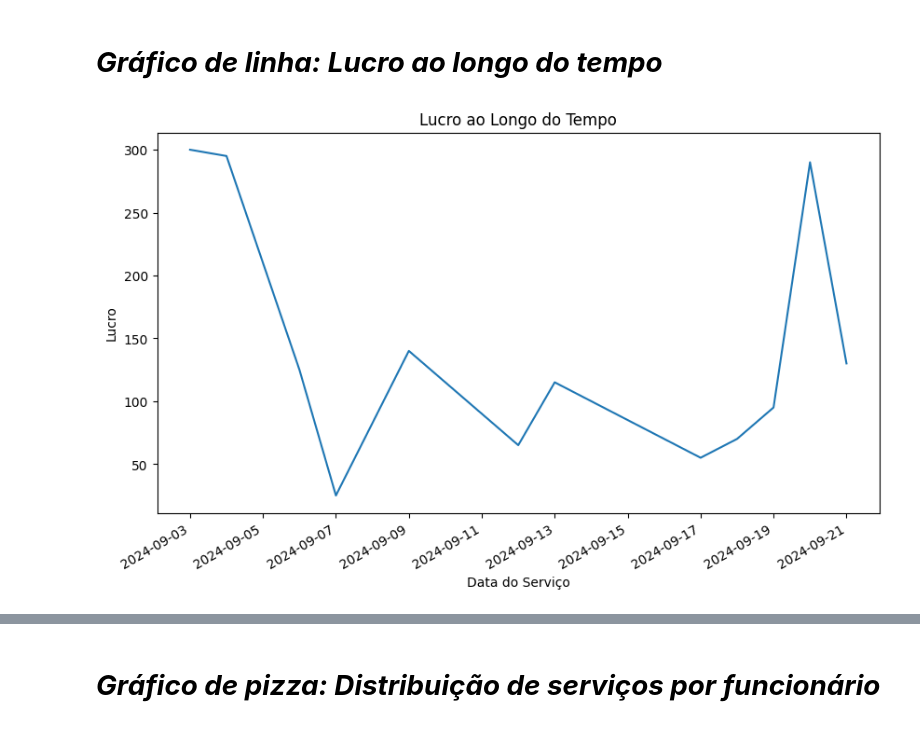
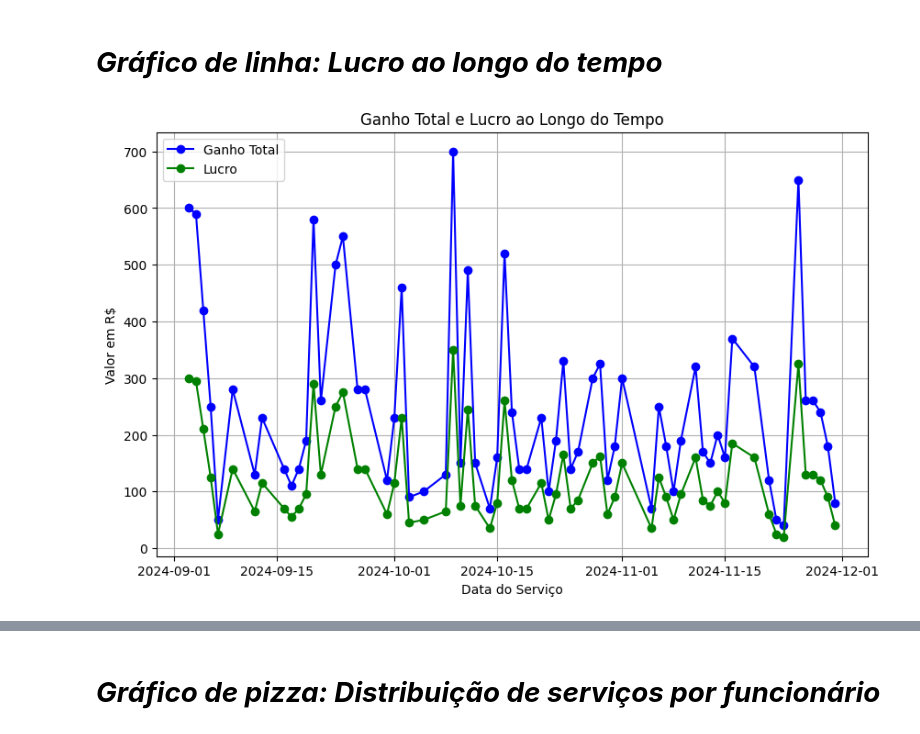
Before and after one commit to Paulovinicius212/ANALISES_REAIS_EXCEL, a Jupyter notebook: ANALISE_REAL_EXCEL_VINIX.ipynb, the cells around one changed output, grey strips where cells are left out. Cells and saved outputs as stored; diff of their text form; code cells hidden in the pictures.

```diff
--- a/ANALISE_REAL_EXCEL_VINIX.ipynb
+++ b/ANALISE_REAL_EXCEL_VINIX.ipynb
@@ -221,13 +435,37 @@ Index(['ID', 'Marca_Veículos', 'Placa_Veículos', 'Cliente',
 # %% [markdown]
 # ***Gráfico de linha: Lucro ao longo do tempo***
-# %%
-# Certifique-se de que a coluna Data_Serviço está no formato datetime
-df_servicos['Data_Serviço'] = pd.to_datetime(df_servicos['Data_Serviço'])
-
-df_servicos.groupby('Data_Serviço')['Meu_Lucro'].sum().plot(kind='line', figsize=(10,6))
-plt.title('Lucro ao Longo do Tempo')
-plt.xlabel('Data do Serviço')
-plt.ylabel('Lucro')
-plt.show()
-# %% [output]
-[figure, removed]
+# %%
+import pandas as pd
+import matplotlib.pyplot as plt
+
+# Carregar o arquivo Excel diretamente do caminho fornecido
+arquivo_excel = '/content/VINIX_FINANÇAS (1).xlsx'
+
+# Ler a planilha desejada dentro do arquivo Excel
+df_servicos = pd.read_excel(arquivo_excel, sheet_name='Serviços')  # Substitua pelo nome da aba correta
+
+# Certificar-se de que a coluna Data_Serviço está no formato datetime
+df_servicos['Data_Serviço'] = pd.to_datetime(df_servicos['Data_Serviço'], errors='coerce')
+
+# Converter as colunas 'Preço_Serviço' e 'Meu_Lucro' para valores numéricos
+df_servicos['Preço_Serviço'] = pd.to_numeric(df_servicos['Preço_Serviço'], errors='coerce')
+df_servicos['Meu_Lucro'] = pd.to_numeric(df_servicos['Meu_Lucro'], errors='coerce')
+
+# Remover linhas com dados inválidos (NaT ou NaN)
+df_servicos = df_servicos.dropna(subset=['Data_Serviço', 'Preço_Serviço', 'Meu_Lucro'])
+
+# Agrupar os dados por Data_Serviço para calcular os totais de ganhos e lucros por dia
+ganhos_e_lucro = df_servicos.groupby('Data_Serviço').agg({'Preço_Serviço': 'sum', 'Meu_Lucro': 'sum'})
+
+# Plotar o gráfico de ganhos e lucros ao longo do tempo
+plt.figure(figsize=(10, 6))
+plt.plot(ganhos_e_lucro.index, ganhos_e_lucro['Preço_Serviço'], label='Ganho Total', color='blue', marker='o')
+plt.plot(ganhos_e_lucro.index, ganhos_e_lucro['Meu_Lucro'], label='Lucro', color='green', marker='o')
+plt.title('Ganho Total e Lucro ao Longo do Tempo')
+plt.xlabel('Data do Serviço')
+plt.ylabel('Valor em R$')
+plt.grid(True)
+plt.legend()
+plt.show()
+# %% [output]
+[figure, added]
```
Also changed, not shown: parts of 34 cells of this notebook.
